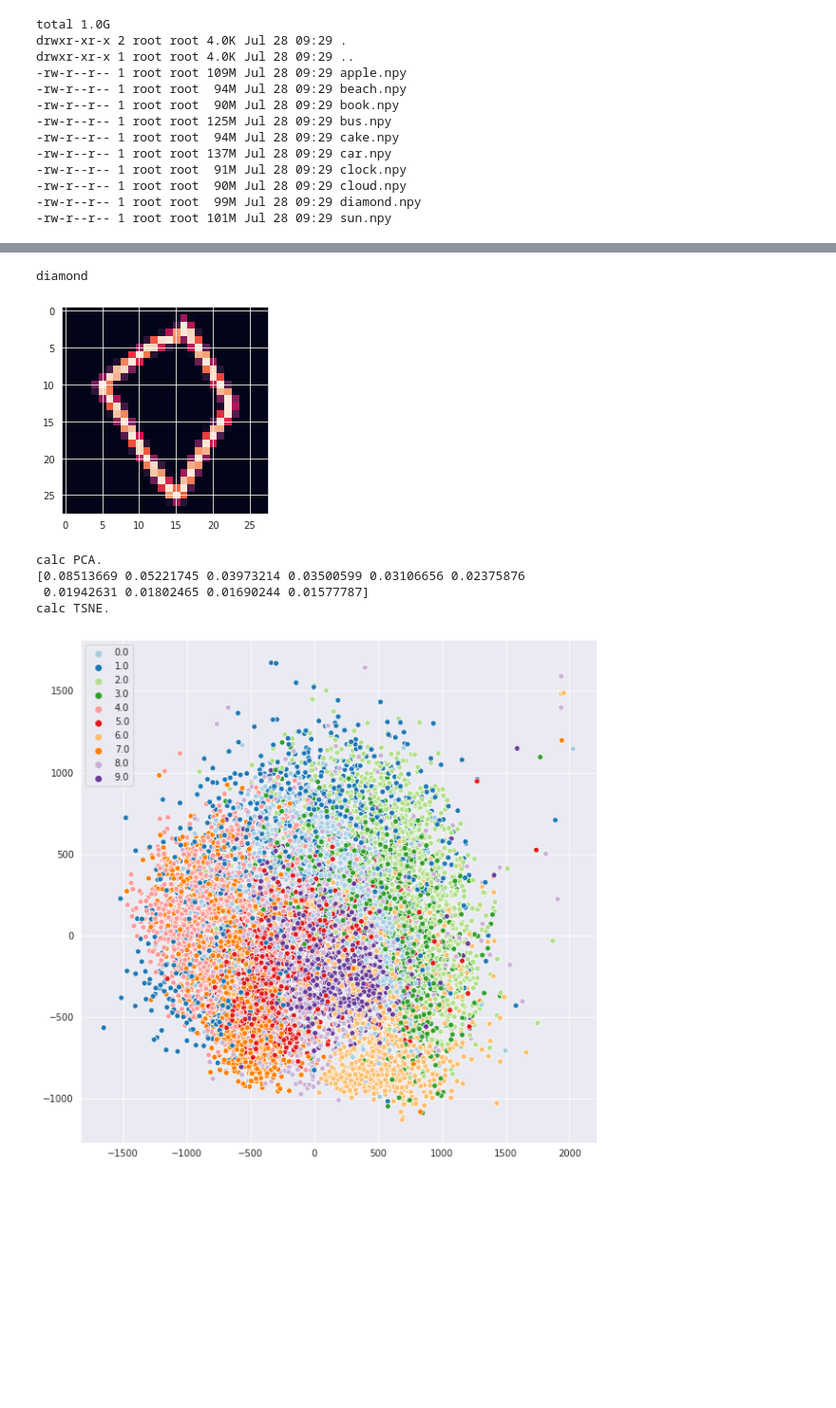
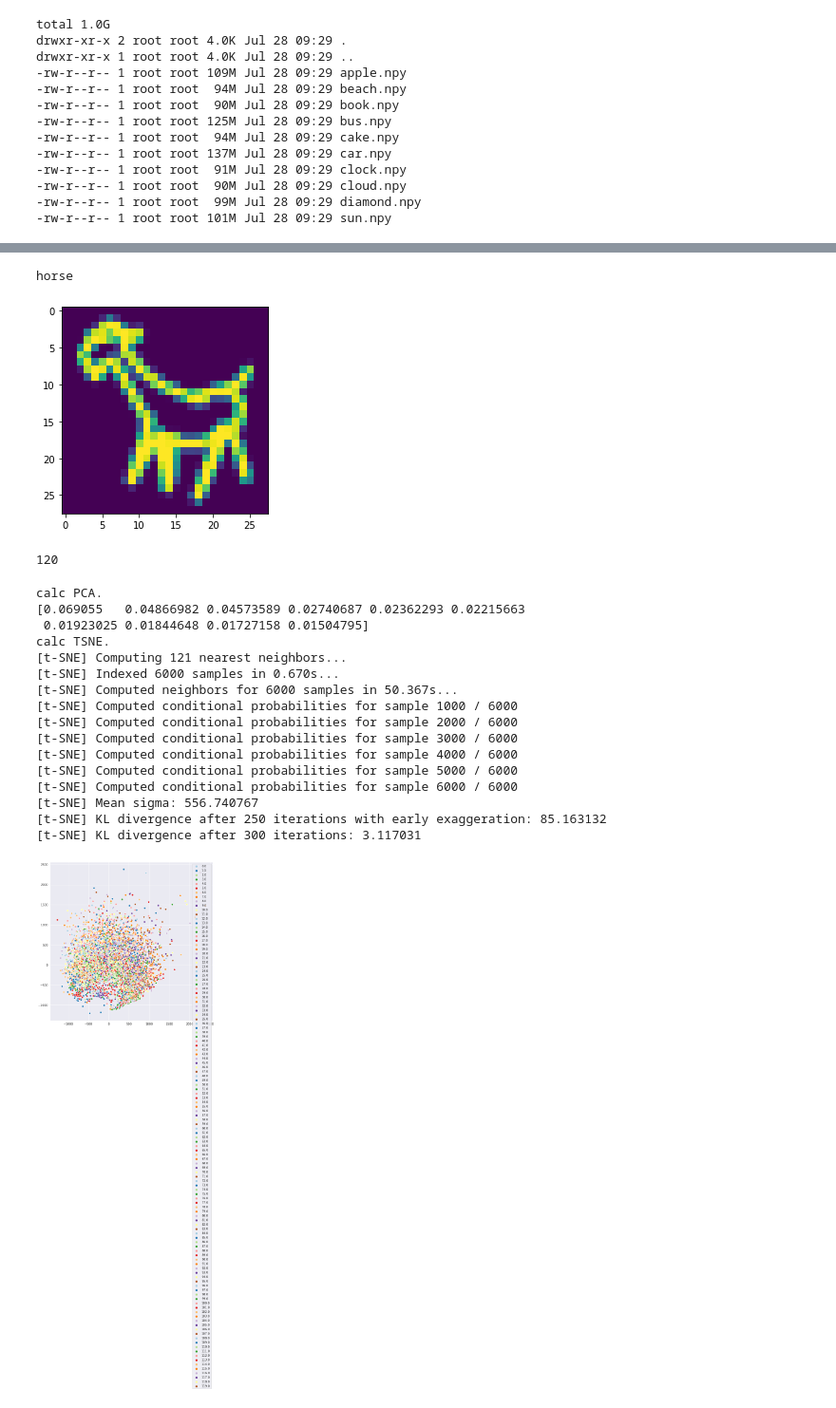
Before and after one commit to bombaybrew/colab_experiments, a Jupyter notebook: quickdraw_gpu.ipynb, the cells around one changed output, grey strips where cells are left out. Shown at 95% size. Saved outputs shown, nothing was run; the diff lists cells and outputs as text; code cells hidden in the pictures; blank space fills up the shorter version.

```diff
--- a/quickdraw_gpu.ipynb
+++ b/quickdraw_gpu.ipynb
@@ -158,6 +159,6 @@ def load_data(vfold_ratio=0.2, max_items_per_class= 5000):
   y_train = y[vfold_size:y.shape[0]]
   return x_train, y_train, x_test, y_test, class_names
 # %%
-x_train, y_train, x_test, y_test, class_names = load_data(0.2, 10000)
+x_train, y_train, x_test, y_test, class_names = load_data(0.2, 3000)
 # %% [output]
 load_data init variables <generator object _iglob at 0x...>
@@ -197,45 +202,62 @@ def visualise_random(x, y):
 # %%
 visualise_random(x_train, y_train)
 # %% [output]
-diamond
+horse
-[figure, old version]
+[figure, new version]
+# %%
+len(class_names)
+# %% [output]
+120
 # %%
 from sklearn.decomposition import PCA
-# from sklearn.manifold import TSNE
-from tsnecuda import TSNE
+from sklearn.manifold import TSNE
+# from tsnecuda import TSNE
+
+CONFIG_TOTAL_CLASSES = len(class_names)
+CONFIG_DECOMPOSITION_SAMPLE_SIZE = 6000
 
 import seaborn as sns
 sns.set_style('darkgrid')
-palette = sns.color_palette("Paired", 10)
+palette = sns.color_palette("Paired", CONFIG_TOTAL_CLASSES)
 sns.set_palette(palette)
 
 def plot_PCA(X, y):
   print('calc PCA.')
   pca = PCA(n_components=10)
   pca_result = pca.fit_transform(X)
   print(pca.explained_variance_ratio_)
 
   plt.figure(figsize=(10,10))
   ax = sns.scatterplot(pca_result[:,0], pca_result[:,1], hue=y, palette=palette)
 
   return pca_result
 
 def plot_TSNE(X, y):
   print('calc TSNE.')
   tsne_projections = TSNE(n_components=2, verbose=1, perplexity=40, n_iter=300).fit_transform(X)
   plt.figure(figsize=(10,10))
   ax = sns.scatterplot(tsne_projections[:,0], tsne_projections[:,1], hue=y, palette=palette)
 
-sample_size = 10000
-
-X = np.reshape(x_train, (x_train.shape[0], 28 * 28))[0:sample_size]
-y = y_train[0:sample_size]
+X = np.reshape(x_train, (x_train.shape[0], 28 * 28))[0:CONFIG_DECOMPOSITION_SAMPLE_SIZE]
+y = y_train[0:CONFIG_DECOMPOSITION_SAMPLE_SIZE]
 
 pca_result = plot_PCA(X, y)
 plot_TSNE(X,y)
 # %% [output]
 calc PCA.
-[0.08513669 0.05221745 0.03973214 0.03500599 0.03106656 0.02375876
- 0.01942631 0.01802465 0.01690244 0.01577787]
+[0.069055   0.04866982 0.04573589 0.02740687 0.02362293 0.02215663
+ 0.01923025 0.01844648 0.01727158 0.01504795]
 calc TSNE.
+[t-SNE] Computing 121 nearest neighbors...
+[t-SNE] Indexed 6000 samples in 0.670s...
+[t-SNE] Computed neighbors for 6000 samples in 50.367s...
+[t-SNE] Computed conditional probabilities for sample 1000 / 6000
+[t-SNE] Computed conditional probabilities for sample 2000 / 6000
+[t-SNE] Computed conditional probabilities for sample 3000 / 6000
+[t-SNE] Computed conditional probabilities for sample 4000 / 6000
+[t-SNE] Computed conditional probabilities for sample 5000 / 6000
+[t-SNE] Computed conditional probabilities for sample 6000 / 6000
+[t-SNE] Mean sigma: 556.740767
+[t-SNE] KL divergence after 250 iterations with early exaggeration: 85.163132
+[t-SNE] KL divergence after 300 iterations: 3.117031
-[figure, old version]
+[figure, new version]
```
Also changed, not shown: parts of 28 cells of this notebook.
